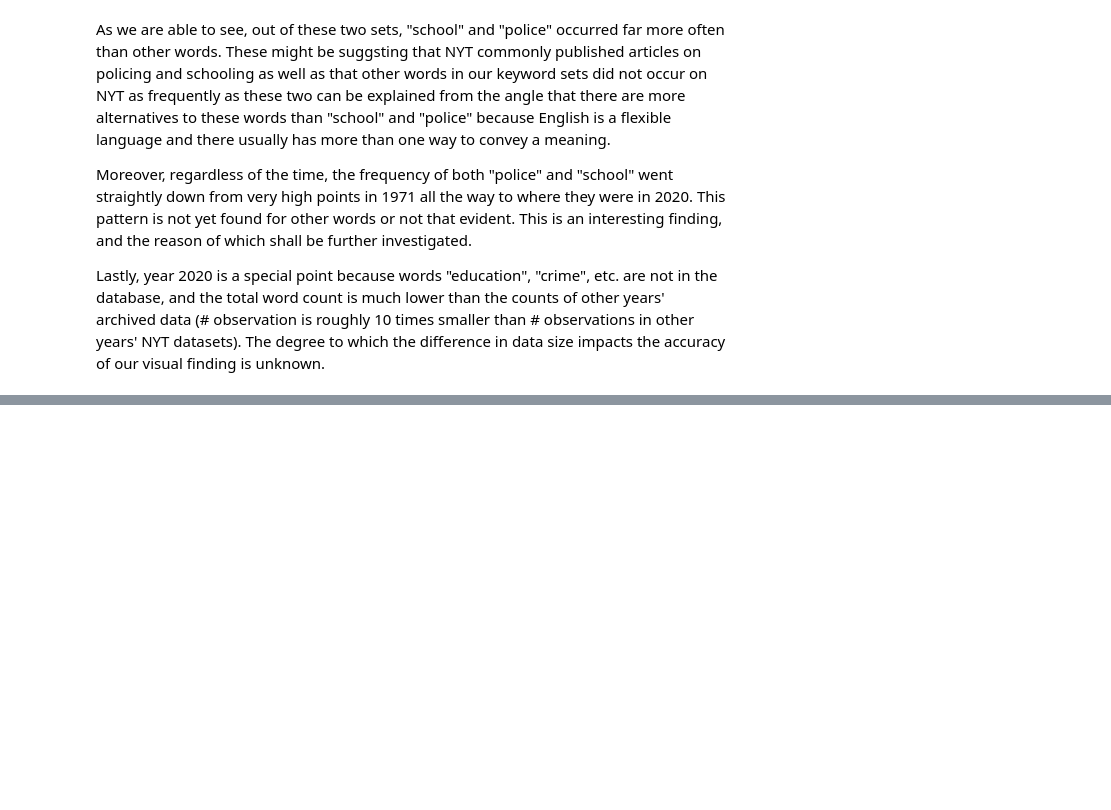
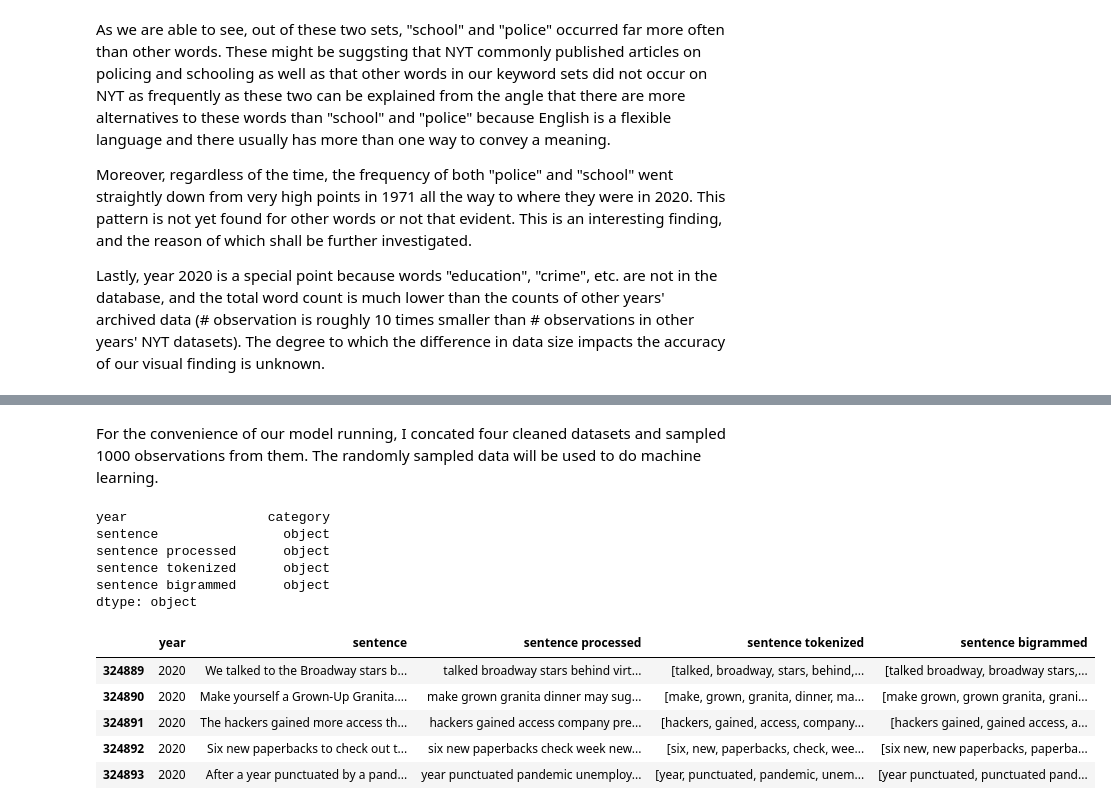
Before and after one commit to jcvincentliu/Diving-into-NYT-Articles-in-Four-Years, a Jupyter notebook: project.ipynb, the cells around one changed output, grey strips where cells are left out. Cells and saved outputs as stored; diff of their text form; code cells hidden in the pictures; blank space fills up the shorter version.

```diff
--- a/project.ipynb
+++ b/project.ipynb
@@ -597 +599,26 @@ eg look at word embedding, how they cluster over time --> dive into themes by ye
+# %% [markdown]
+For the convenience of our model running, I concated four cleaned datasets and sampled 1000 observations from them. The randomly sampled data will be used to do machine learning.
+# %%
+NYT_data = pd.concat([NYT_1971, NYT_1989, NYT_2010, NYT_2020]).reset_index()
+# %%
+NYT_data  = NYT_data.drop(columns = ["index"])
+NYT_data["year"]  = NYT_data["year"].astype("category")
+# %%
+NYT_data.dtypes
+# %% [output]
+year                  category
+sentence                object
+sentence processed      object
+sentence tokenized      object
+sentence bigrammed      object
+dtype: object
+# %%
+NYT_data.tail(5)
+# %% [output]
+|  | year | sentence | sentence processed | sentence tokenized | sentence bigrammed |
+| 324889 | 2020 | We talked to the Broadway stars b... | talked broadway stars behind virt... | [talked, broadway, stars, behind,... | [talked broadway, broadway stars,... |
+| 324890 | 2020 | Make yourself a Grown-Up Granita.... | make grown granita dinner may sug... | [make, grown, granita, dinner, ma... | [make grown, grown granita, grani... |
+| 324891 | 2020 | The hackers gained more access th... | hackers gained access company pre... | [hackers, gained, access, company... | [hackers gained, gained access, a... |
+| 324892 | 2020 | Six new paperbacks to check out t... | six new paperbacks check week new... | [six, new, paperbacks, check, wee... | [six new, new paperbacks, paperba... |
+| 324893 | 2020 | After a year punctuated by a pand... | year punctuated pandemic unemploy... | [year, punctuated, pandemic, unem... | [year punctuated, punctuated pand... |
 # %%
```
Also changed, not shown: parts of 27 cells of this notebook.
